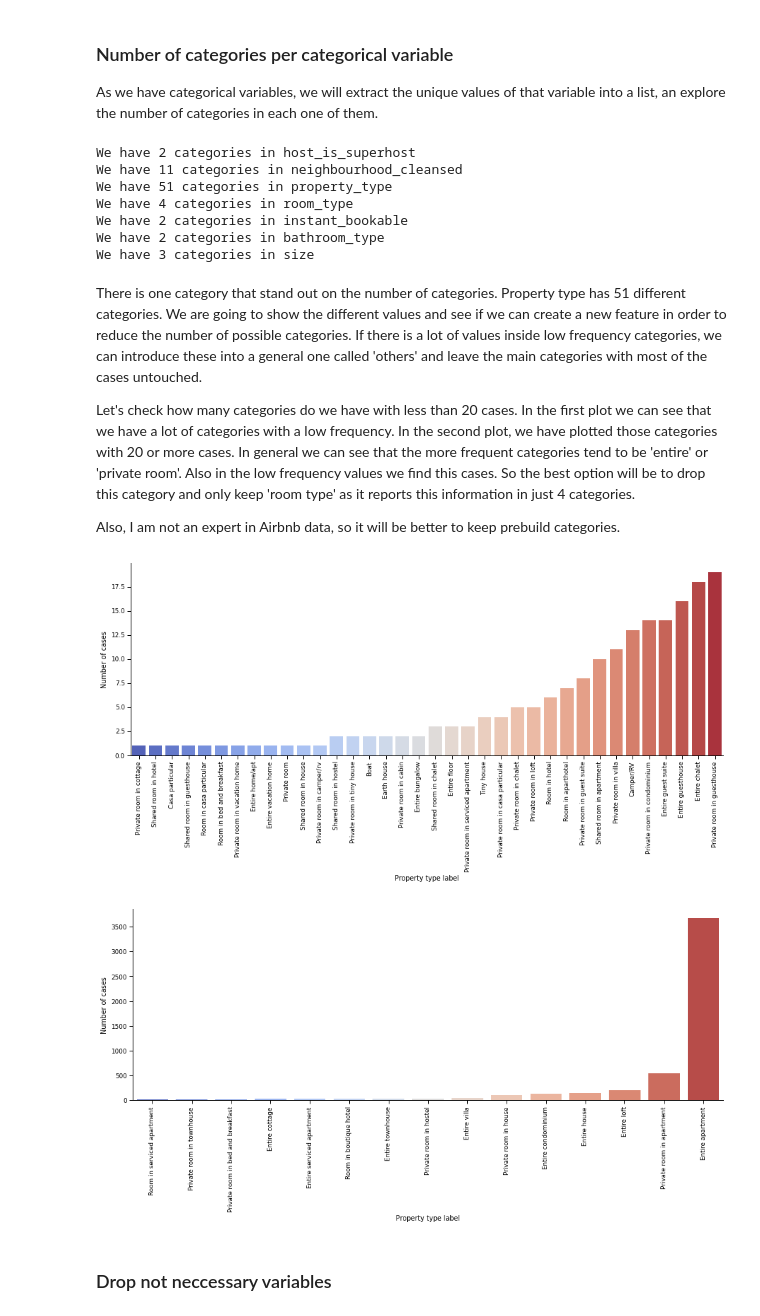
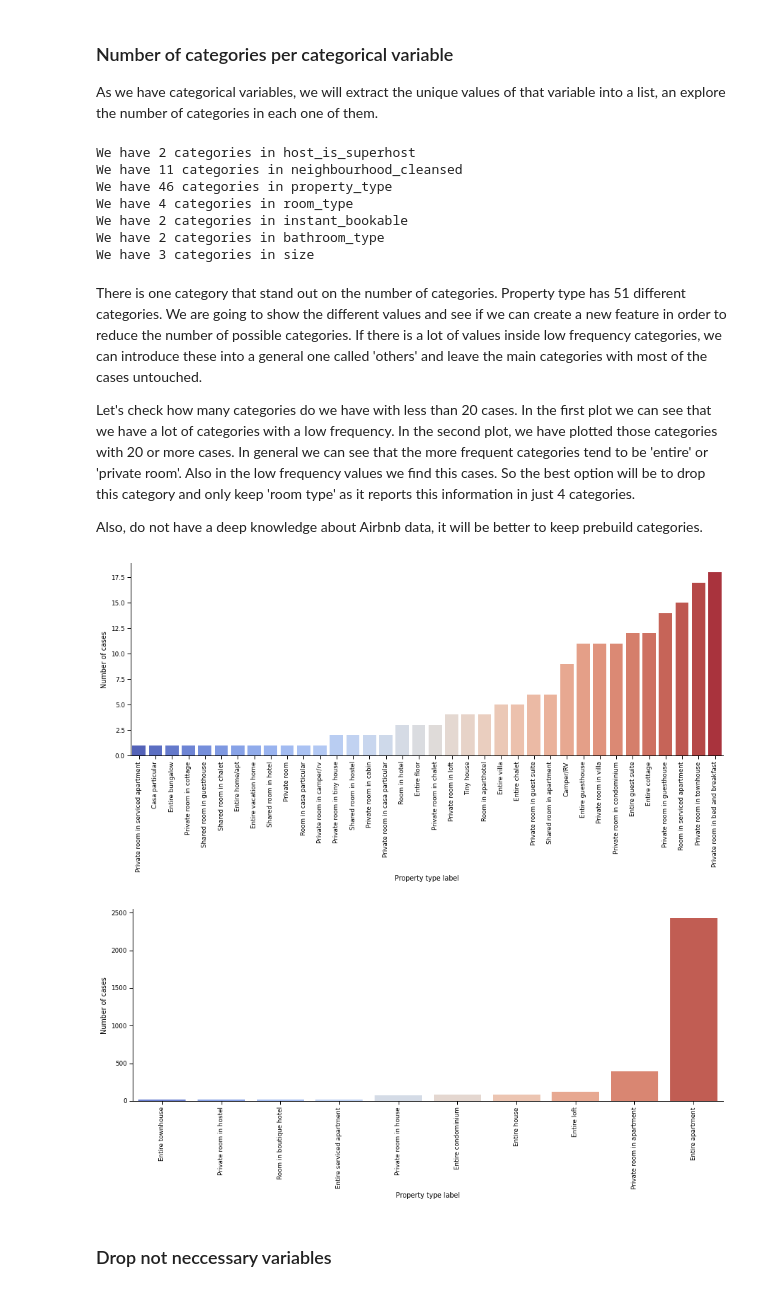
Before and after one commit to sbmoyano/data_science_projects, a Jupyter notebook: Airbnb_Malaga_correlation_regression/airbnb_malaga_supervised_learning_regression.ipynb, the cells around one changed output. Cells and saved outputs as stored; diff of their text form; code cells hidden in the pictures.

```diff
--- a/Airbnb_Malaga_correlation_regression/airbnb_malaga_supervised_learning_regression.ipynb
+++ b/Airbnb_Malaga_correlation_regression/airbnb_malaga_supervised_learning_regression.ipynb
@@ -223,0 +268,11 @@ y = listings['price']
+# %%
+# to Numpy
+to_impute = train_X[list_miss].to_numpy()
+# SimpleImputer
+imp = SimpleImputer(missing_values=np.nan, strategy='mean')
+# to DataFrame
+imputed = pd.DataFrame(data=imp.fit_transform(to_impute), columns=list_miss)
+# concatenate the imputed columns to the rest of the DataFrame
+train_X = pd.concat([train_X.drop(columns=list_miss), imputed], axis=1)
+# check for missing values
+train_X.info()
@@ -223,0 +299,8 @@ y = listings['price']
+# %%
+# to Numpy
+to_impute = train_y.values.reshape(-1, 1)
+# SimpleImputer
+imp = SimpleImputer(missing_values=np.nan, strategy='mean')
+# to DataFrame
+train_y = pd.Series(data=imp.fit_transform(to_impute).flatten(), name='price')
+train_y
@@ -380,0 +496,9 @@ Name: price, dtype: float64
+# %%
+train_X, train_y = iqr(train_X, train_y)
+
+# plot
+fig, ax = plt.subplots(figsize=(13, 10))
+sns.stripplot(x=train_X['neighbourhood_cleansed'], y=train_y, palette='colorblind', hue=X['room_type'], size=15, alpha=.3)
+plt.legend(frameon=False)
+plt.xticks(rotation=90)
+sns.despine()
@@ -399,10 +524,9 @@ It is interesting that most of the accomodations offered in Churriana are quite
 
 It would be interesting to check if the size of the accomodation is related to its location, for that, we can use 'bedrooms' or 'property_type' columns from listings_details.
 # %%
-X['prices_percentiles'] = pd.qcut(x=y, q=10)
+train_X['prices_percentiles'] = pd.qcut(x=train_y, q=10)
 fig, ax = plt.subplots(figsize=(15, 10))
-#colors = plt.cm.get_cmap('RdYlBu')
-sns.scatterplot(x='longitude', y='latitude', data=X, hue='prices_percentiles', palette='coolwarm', alpha=.8, s=80)
+sns.scatterplot(x='longitude', y='latitude', data=train_X, hue='prices_percentiles', palette='coolwarm', alpha=.8, s=80)
 plt.legend(frameon=False)
 sns.despine()
 # %% [output]
@@ -517,15 +628,15 @@ sns.despine()
 
 As we have categorical variables, we will extract the unique values of that variable into a list, an explore the number of categories in each one of them.
 # %%
-categorical_cols = X.select_dtypes(['object']).columns.to_list()
+categorical_cols = train_X.select_dtypes(['object']).columns.to_list()
 
 for col in categorical_cols:
-    list_cat = X[col].unique().tolist()
+    list_cat = train_X[col].unique().tolist()
     print('We have ' + str(len(list_cat)) + ' categories in ' + col)
 # %% [output]
 We have 2 categories in host_is_superhost
 We have 11 categories in neighbourhood_cleansed
-We have 51 categories in property_type
+We have 46 categories in property_type
 We have 4 categories in room_type
 We have 2 categories in instant_bookable
 We have 2 categories in bathroom_type
@@ -535,25 +646,25 @@ There is one category that stand out on the number of categories. Property type
 
 Let's check how many categories do we have with less than 20 cases. In the first plot we can see that we have a lot of categories with a low frequency. In the second plot, we have plotted those categories with 20 or more cases. In general we can see that the more frequent categories tend to be 'entire' or 'private room'. Also in the low frequency values we find this cases. So the best option will be to drop this category and only keep 'room type' as it reports this information in just 4 categories.
 
-Also, I am not an expert in Airbnb data, so it will be better to keep prebuild categories.
+Also, do not have a deep knowledge about Airbnb data, it will be better to keep prebuild categories.
 # %%
-cases_size = X.groupby(['property_type']).agg({'id': 'count'}).reset_index()
+cases_size = train_X.groupby(['property_type']).agg({'id': 'count'}).reset_index()
 cases_size.rename(columns={'id': 'no_cases'}, inplace=True)
 
 low_freq_prop_type = cases_size[cases_size['no_cases'] < 20].sort_values(by='no_cases', ascending=True)
 high_freq_prop_type = cases_size[cases_size['no_cases'] >= 20].sort_values(by='no_cases', ascending=True)
 freq = [low_freq_prop_type, high_freq_prop_type]
 
 for frequency in freq:
     fig, ax = plt.subplots(figsize=(15, 5))
     sns.barplot(x='property_type', y='no_cases', data=frequency, palette='coolwarm')
     plt.xticks(rotation=90)
     plt.xlabel('Property type label')
     plt.ylabel('Number of cases')
     sns.despine()
 # %% [output]
-[figure, old version]
+[figure, new version]
-[figure, old version]
+[figure, new version]
 # %% [markdown]
 ### Drop not neccessary variables
 # %% [markdown]
```
Also changed, not shown: parts of 189 cells of this notebook, 7 other files.
